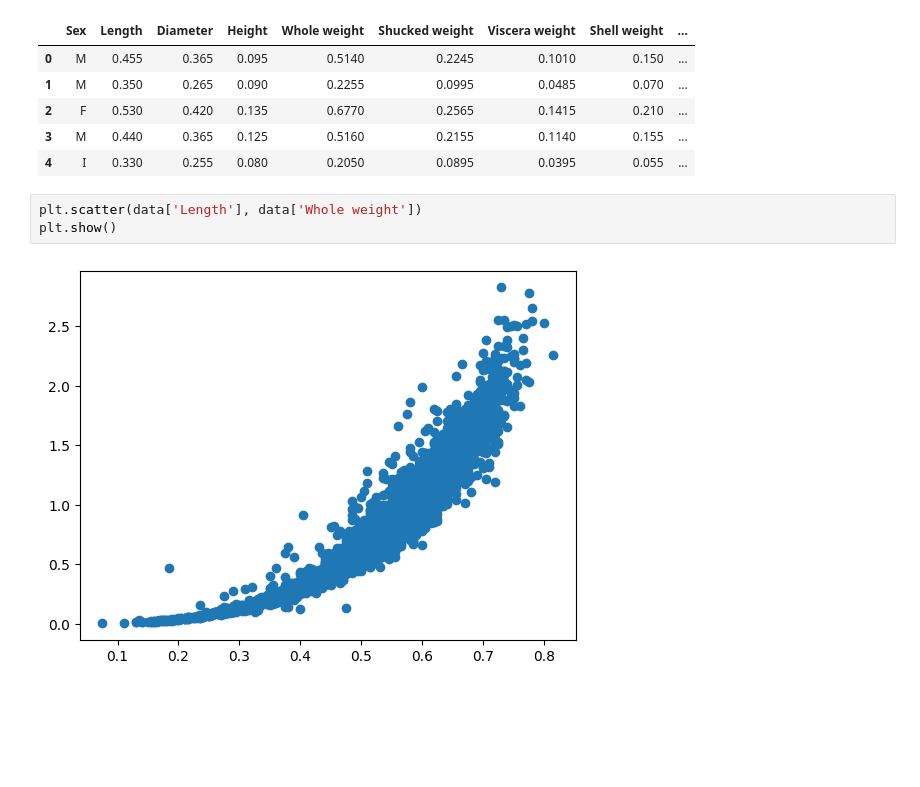
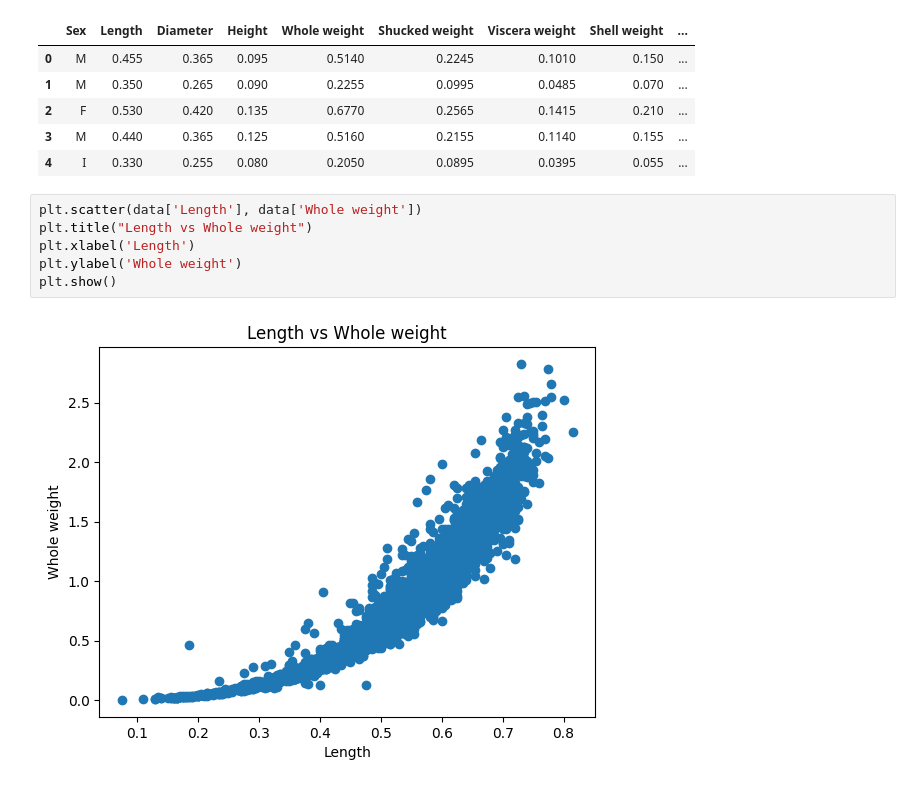
Before and after one commit to farhadspy/Machine-Learning, a Jupyter notebook: abalone.ipynb, the cells around one changed output. Drawn from its saved outputs; the diff is of its cells as text; blank space fills up the shorter version.

```diff
--- a/abalone.ipynb
+++ b/abalone.ipynb
@@ -14,6 +14,9 @@ data.head()
 | 4 | I | 0.330 | 0.255 | 0.080 | 0.2050 | 0.0895 | 0.0395 | 0.055 | ... |
 # %%
 plt.scatter(data['Length'], data['Whole weight'])
+plt.title("Length vs Whole weight")
+plt.xlabel('Length')
+plt.ylabel('Whole weight')
 plt.show()
 # %% [output]
-[figure, old version]
+[figure, new version]
```
Also changed, not shown: parts of 12 cells of this notebook.
